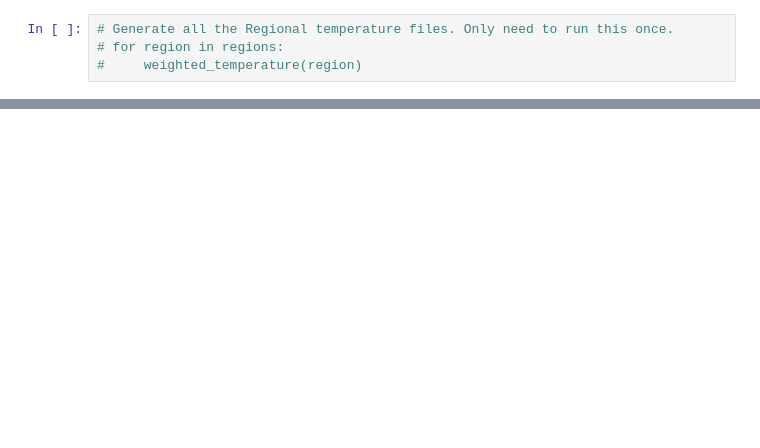
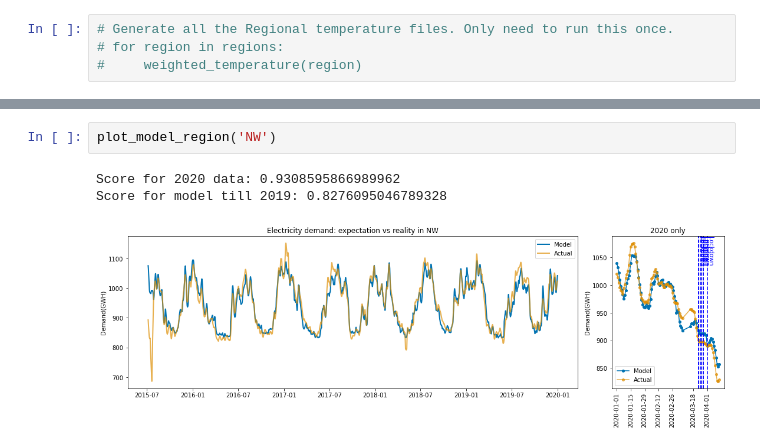
Before and after one commit to emapple/social, a Jupyter notebook: utils/model_tools.ipynb, the cells around one changed output, grey strips where cells are left out. Cells and saved outputs as stored; diff of their text form; blank space fills up the shorter version.

```diff
--- a/utils/model_tools.ipynb
+++ b/utils/model_tools.ipynb
@@ -392,0 +373,6 @@ NOTE: There are problems plotting MIDA, MIDW and CAR
+# %%
+plot_model_region('NW')
+# %% [output]
+Score for 2020 data: 0.9308595866989962
+Score for model till 2019: 0.8276095046789328
+[figure, added]
```
Also changed, not shown: parts of 9 cells of this notebook, 18 other files.
